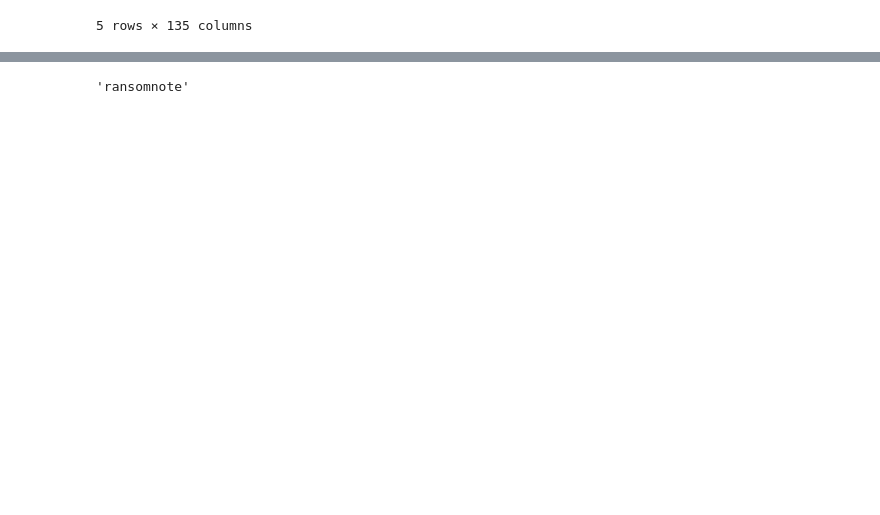
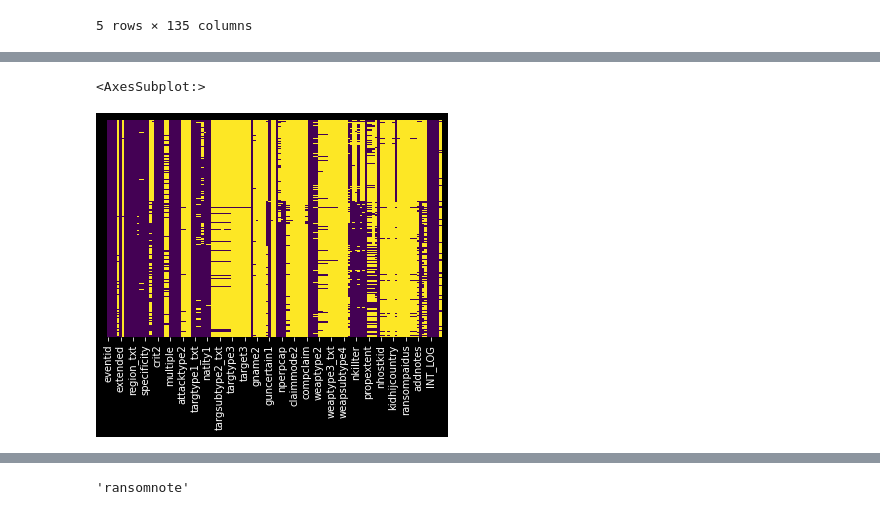
Before and after one commit to AbdulWajid99/The-Sparks-Foundation, a Jupyter notebook: Task_4-Advance_EDA-Global_terrorism/EDA- Global_Terrorism.ipynb, the cells around one changed output, grey strips where cells are left out. Drawn from its saved outputs; the diff is of its cells as text; code cells hidden in the pictures; blank space fills up the shorter version.

```diff
--- a/Task_4-Advance_EDA-Global_terrorism/EDA- Global_Terrorism.ipynb
+++ b/Task_4-Advance_EDA-Global_terrorism/EDA- Global_Terrorism.ipynb
@@ -14,5 +22,5 @@ import seaborn as sns
 # %%
-df = pd.read_csv("C:\\Users\\realm\\Downloads\\Data-Global_terrorism\\dataset.csv")
+df = pd.read_csv("C:\\Users\\realm\\Downloads\\Data-Global_terrorism\\dataset.csv",encoding='latin1')
 df.head()
 # %% [output]
 |  | eventid | iyear | imonth | iday | approxdate | extended | resolution | country | country_txt | region | ... |
@@ -28,0 +55,6 @@ df['approxdate'].isnull().count()
+# %%
+sns.set(rc = {'figure.figsize':(15,8)})
+sns.heatmap(df.isnull(),yticklabels=False,cbar=False,cmap='viridis')
+# %% [output]
+<AxesSubplot:>
+[figure, added]
```
Also changed, not shown: parts of 13 cells of this notebook.
